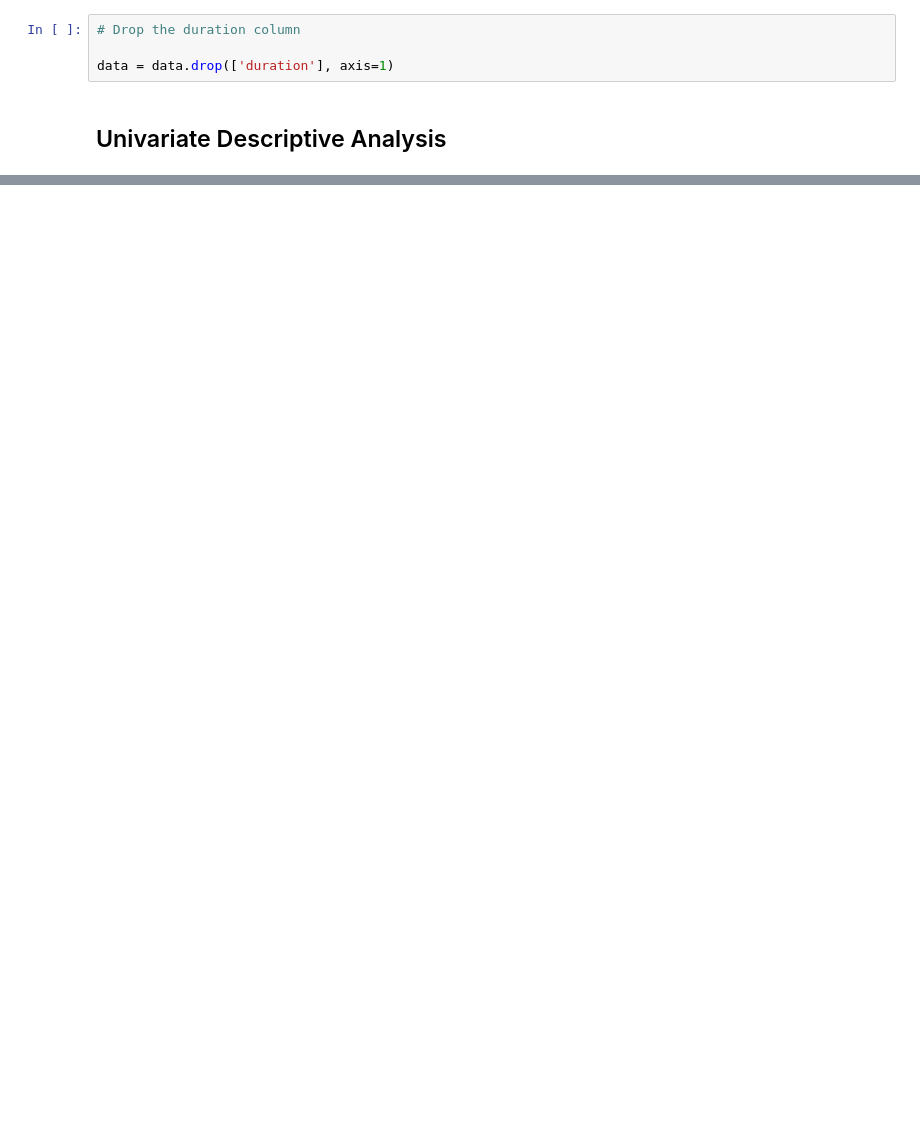
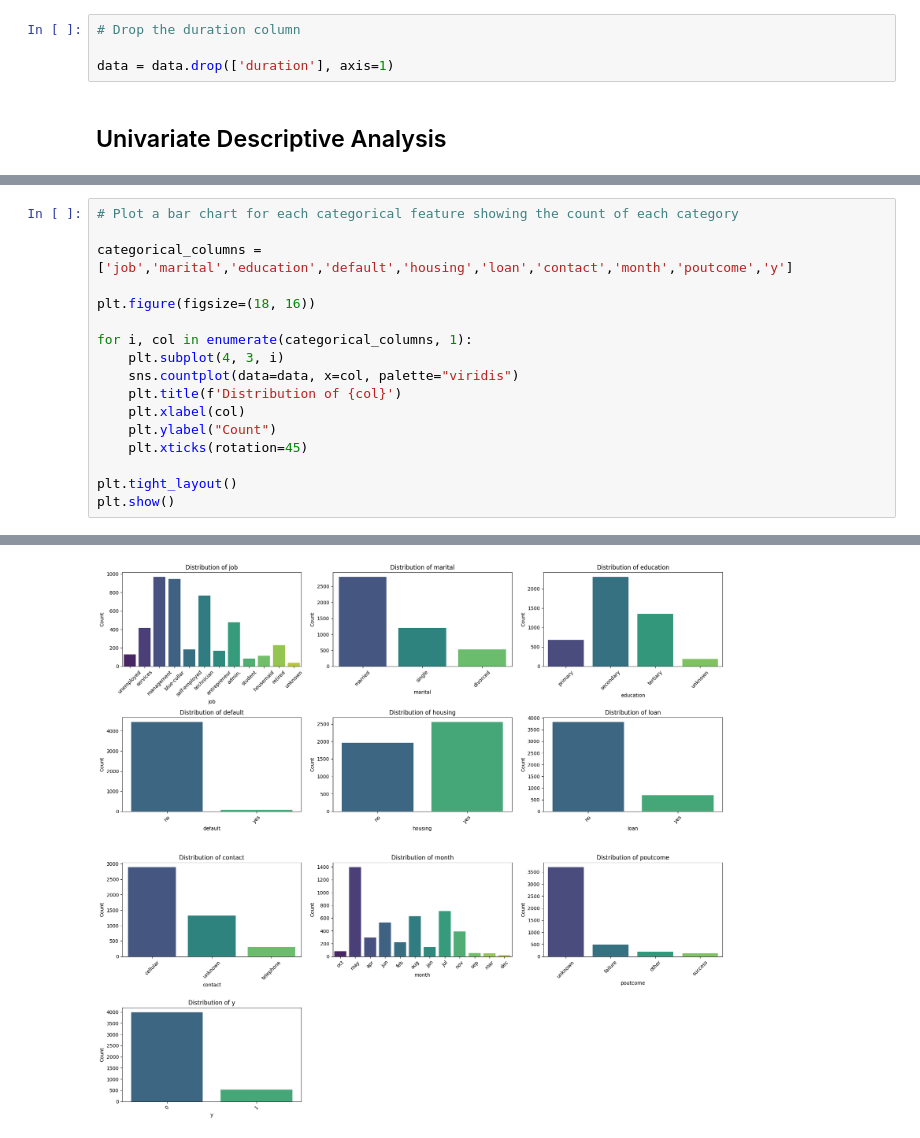
Before and after one commit to Fatai-soliu/bank-telemarketing, a Jupyter notebook: Bank_Marketing.ipynb, the cells around one changed output, grey strips where cells are left out. Drawn from its saved outputs; the diff is of its cells as text; blank space fills up the shorter version.

```diff
--- a/Bank_Marketing.ipynb
+++ b/Bank_Marketing.ipynb
@@ -287,0 +293,18 @@ data.describe()
+# %%
+# Plot a bar chart for each categorical feature showing the count of each category
+
+categorical_columns = ['job','marital','education','default','housing','loan','contact','month','poutcome','y']
+
+plt.figure(figsize=(18, 16))
+
+for i, col in enumerate(categorical_columns, 1):
+    plt.subplot(4, 3, i)
+    sns.countplot(data=data, x=col, palette="viridis")
+    plt.title(f'Distribution of {col}')
+    plt.xlabel(col)
+    plt.ylabel("Count")
+    plt.xticks(rotation=45)
+
+plt.tight_layout()
+plt.show()
+# %% [output]
@@ -287,0 +328 @@ data.describe()
+[figure, added]
```
Also changed, not shown: parts of 12 cells of this notebook.
